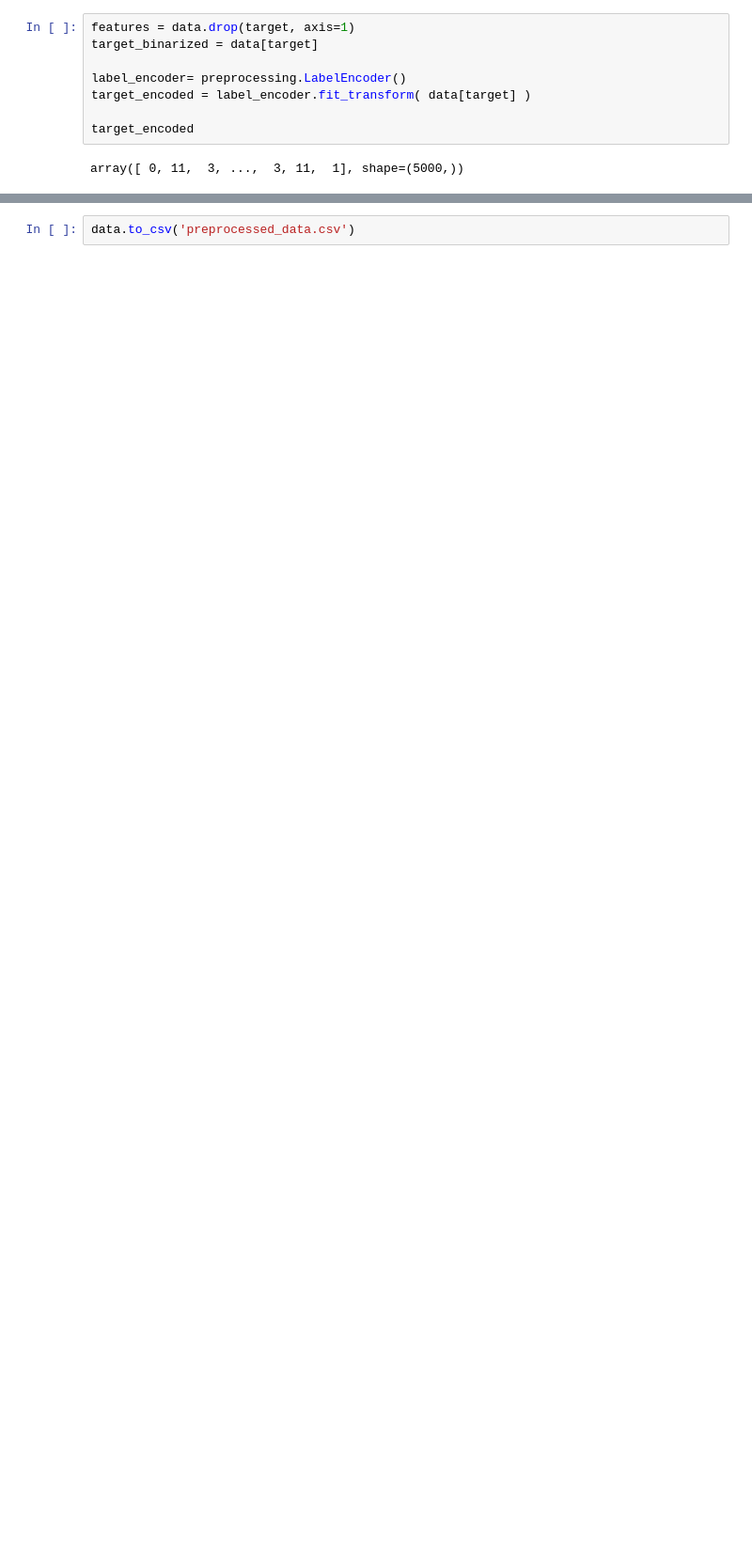
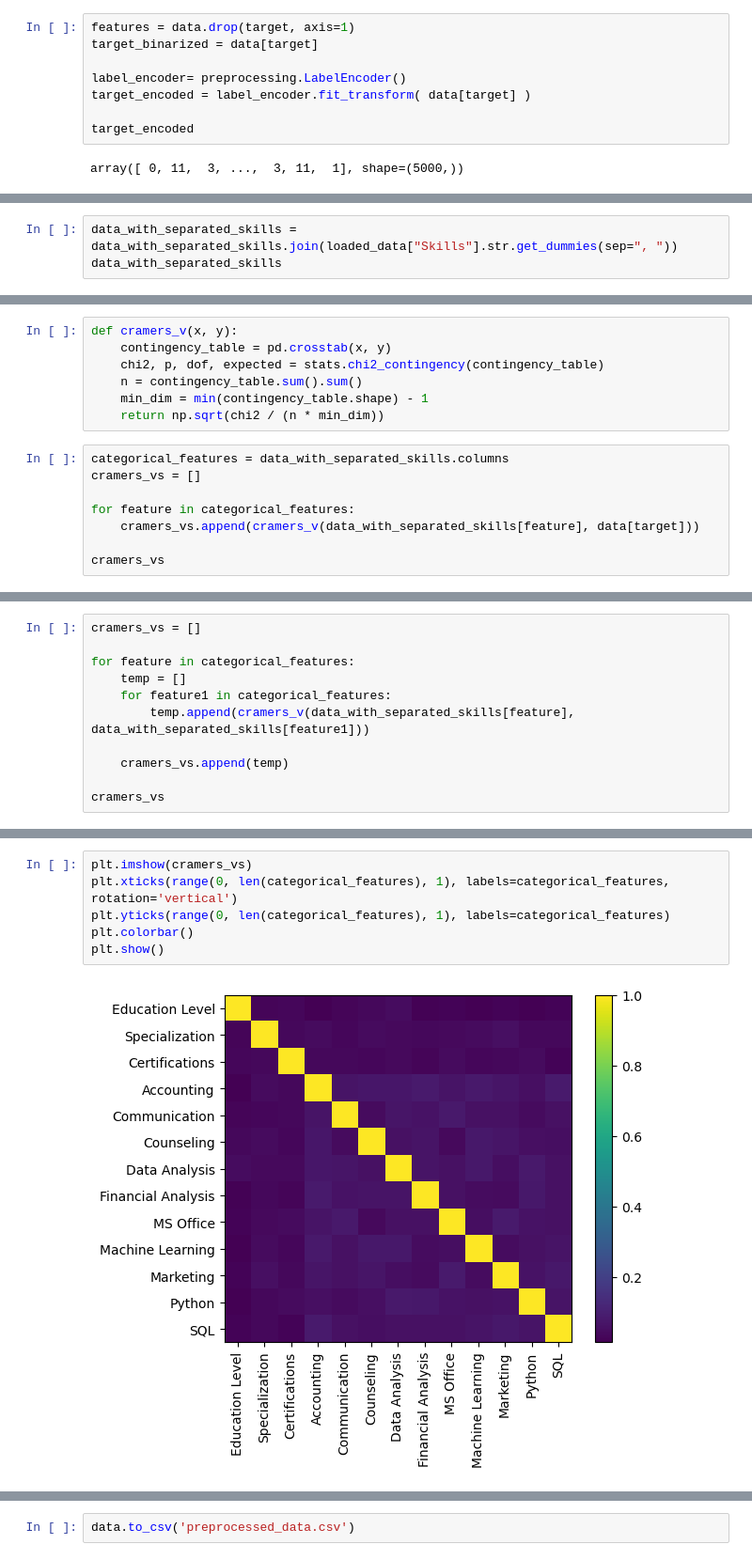
Before and after one commit to Tsonee/Career-path-recommendation, a Jupyter notebook: 01_Pretprocesiranje_i_analiza.ipynb, the cells around one changed output, grey strips where cells are left out. Shown at 94% size. Cells and saved outputs as stored; diff of their text form; blank space fills up the shorter version.

```diff
--- a/01_Pretprocesiranje_i_analiza.ipynb
+++ b/01_Pretprocesiranje_i_analiza.ipynb
@@ -280,0 +291,3 @@ plt.show()
+# %%
+data_with_separated_skills = data_with_separated_skills.join(loaded_data["Skills"].str.get_dummies(sep=", "))
+data_with_separated_skills
@@ -280,0 +317,15 @@ plt.show()
+# %%
+def cramers_v(x, y):
+    contingency_table = pd.crosstab(x, y)
+    chi2, p, dof, expected = stats.chi2_contingency(contingency_table)
+    n = contingency_table.sum().sum()
+    min_dim = min(contingency_table.shape) - 1
+    return np.sqrt(chi2 / (n * min_dim))
+# %%
+categorical_features = data_with_separated_skills.columns
+cramers_vs = []
+
+for feature in categorical_features:
+    cramers_vs.append(cramers_v(data_with_separated_skills[feature], data[target]))
+
+cramers_vs
@@ -280,0 +365,11 @@ plt.show()
+# %%
+cramers_vs = []
+
+for feature in categorical_features:
+    temp = []
+    for feature1 in categorical_features:
+        temp.append(cramers_v(data_with_separated_skills[feature], data_with_separated_skills[feature1]))
+
+    cramers_vs.append(temp)
+
+cramers_vs
@@ -280,0 +394,8 @@ plt.show()
+# %%
+plt.imshow(cramers_vs)
+plt.xticks(range(0, len(categorical_features), 1), labels=categorical_features, rotation='vertical')
+plt.yticks(range(0, len(categorical_features), 1), labels=categorical_features)
+plt.colorbar()
+plt.show()
+# %% [output]
+[figure, added]
```
Also changed, not shown: parts of 51 cells of this notebook, 4 other files.
